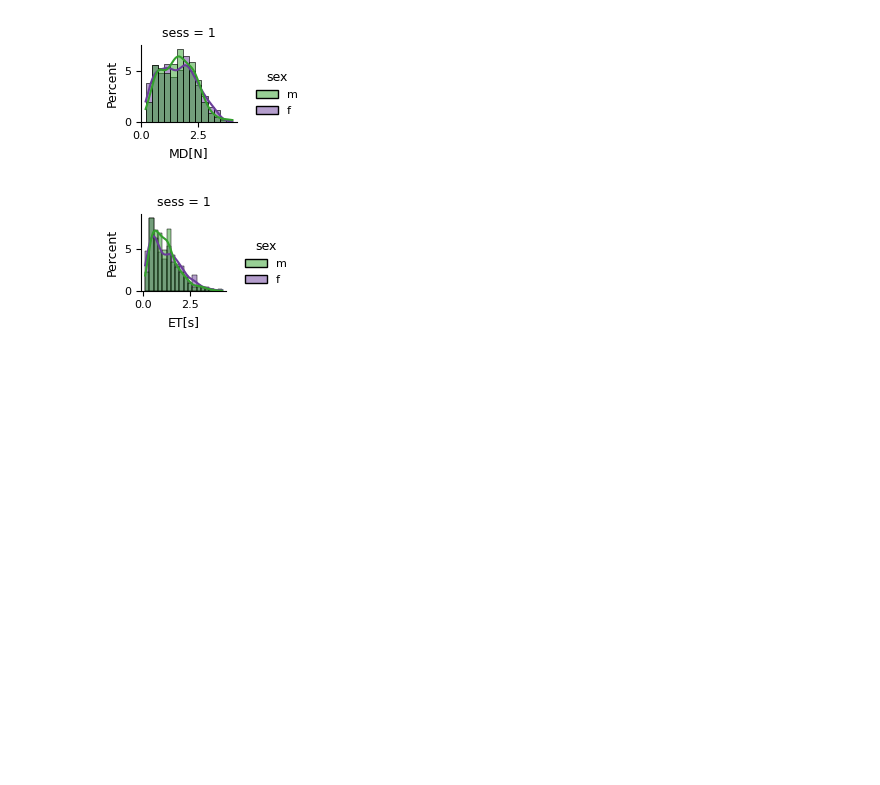
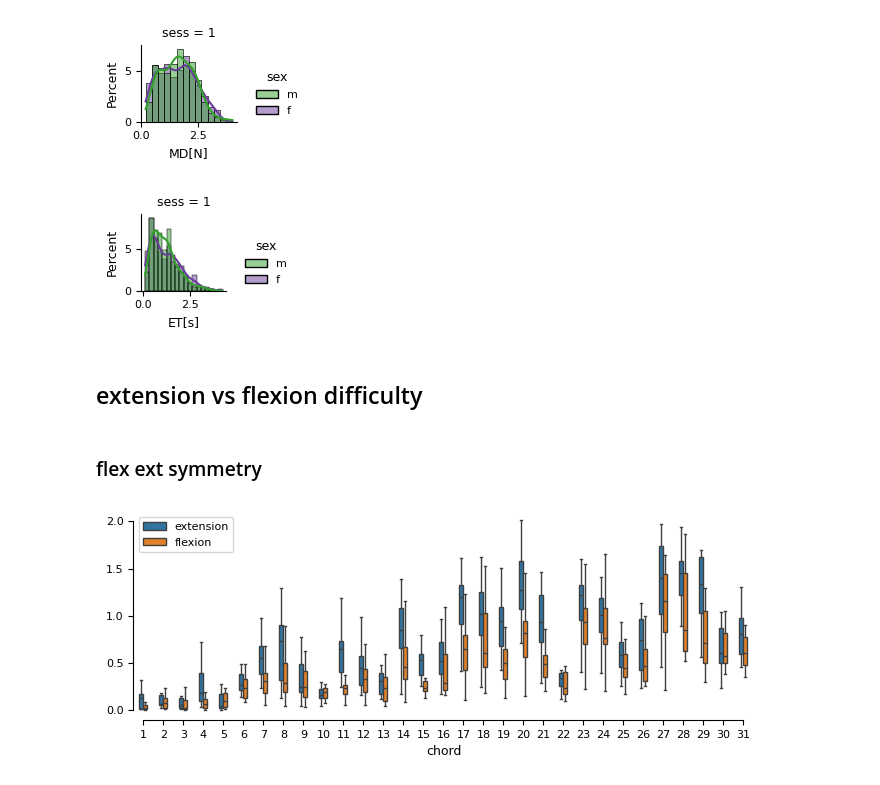
Before and after one commit to alighavam/EFC1, a Jupyter notebook: review_analysis.ipynb, the cells around one changed output. Saved outputs shown, nothing was run; the diff lists cells and outputs as text; code cells hidden in the pictures; blank space fills up the shorter version.

```diff
--- a/review_analysis.ipynb
+++ b/review_analysis.ipynb
@@ -765,3 +765,73 @@ plt.savefig(f'/Users/alighavampour/Desktop/Projects/EFC1/figures/efc3_ET_mf.pdf'
 # %% [output]
 [figure]
 [figure]
+# %% [markdown]
+## extension vs flexion difficulty
+# %% [markdown]
+### flex ext symmetry
+# %%
+# load the data:
+D = pd.read_table('/Users/alighavampour/Desktop/Projects/EFC1/analysis/efc1_chord.tsv')
+D = D[D.sess>=3]
+
+D['MD'] = D['MD'].astype('float64')
+D['ET'] = D['ET'].astype('float64')/1000
+
+# average across sessions:
+df_gp = D.groupby(['sn','chordID'], as_index=False).agg({
+    'MD': 'mean',
+    'ET': 'mean',
+})
+# compare symmetry flexion and extension:
+chords_unique = np.unique(df_gp['chordID'])
+ext_only = [chords_unique[i] for i, x in enumerate(chords_unique) if (set(str(x)) == {'1','9'} or set(str(x)) == {'1'})]
+ext_only = [19999, 91999, 99199, 99919, 99991,
+            11999, 19199, 19919, 19991, 91199, 91919, 91991, 99119, 99191, 99911,
+            11199, 11919, 11991, 19119, 19191, 19911, 91119, 91191, 91911, 99111,
+            11119, 11191, 11911, 19111, 91111,
+            11111]
+MD = []
+group = []
+flex_ext = []
+for i, chord in enumerate(ext_only):
+    tmp = df_gp[df_gp['chordID'] == chord]
+    MD.extend(tmp['MD'].values.flatten())
+    group.extend(np.repeat(i, len(tmp)))
+    flex_ext.extend(np.repeat('extension', len(tmp)))
+
+    # flexion symmetry of chord:
+    chord_sym = int(str(chord).replace('1', '2'))
+    tmp = df_gp[df_gp['chordID'] == chord_sym]
+    MD.extend(tmp['MD'].values.flatten())
+    group.extend(np.repeat(i, len(tmp)))
+    flex_ext.extend(np.repeat('flexion', len(tmp)))
+
+
+# distribution plot male vs female:
+plt.rcParams.update({
+    'font.size': 9,                 # Default text size
+    'axes.titlesize': 9,            # Title size
+    'axes.labelsize': 9,            # Axis label size
+    'xtick.labelsize': 8,           # X-tick label size
+    'ytick.labelsize': 8,           # Y-tick label size
+    'legend.fontsize': 8,           # Legend font size
+    'figure.titlesize': 9           # Figure title size
+})
+
+fig, ax = plt.subplots(figsize=(8, 2.7))
+sns.boxplot(data=None, x=group, y=MD, hue=flex_ext, width=0.4, fliersize=0)
+
+plt.xlabel('chord')
+plt.ylim((-0.1,2.1))
+ax.set_xticklabels(np.arange(32)+1)
+ax.set_yticks([0, 0.5, 1, 1.5, 2])
+
+xlim = ax.get_xlim()
+ylim = ax.get_ylim()
+sns.despine(ax=ax)
+# Set the bounds of the remaining spines to match the data limits
+ax.spines['left'].set_bounds(0, 2)
+ax.spines['bottom'].set_bounds(0,30)
+plt.savefig('/Users/alighavampour/Desktop/Projects/EFC1/figures/efc1_MD_symmetry.pdf', bbox_inches='tight')
+# %% [output]
+[figure, added]
```
